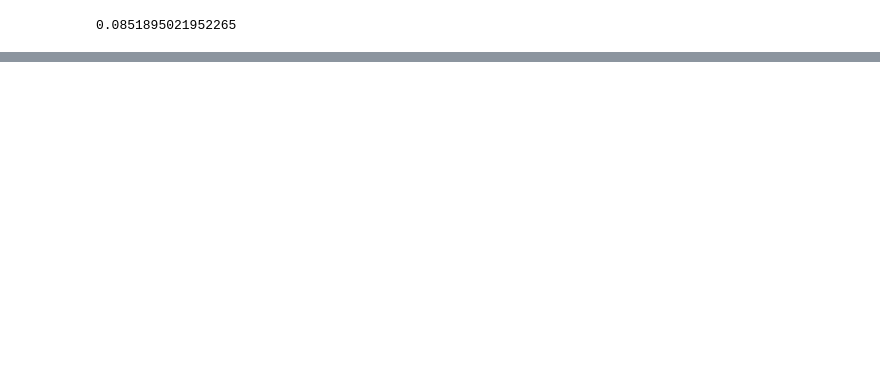
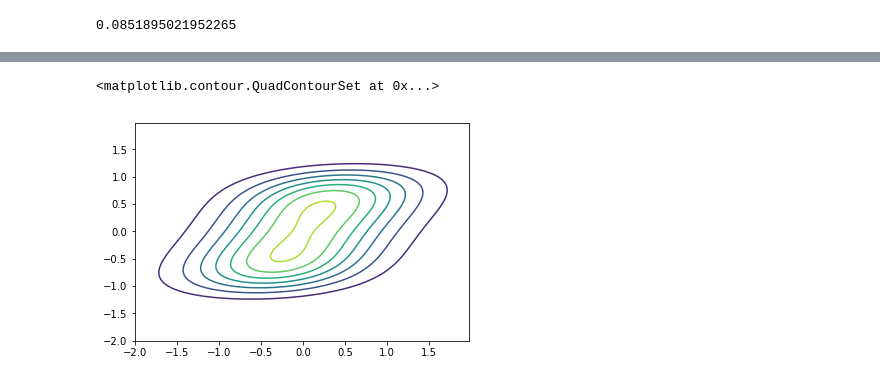
Before and after one commit to virgilpierce/MATH_351, a Jupyter notebook: Testing.ipynb, the cells around one changed output, grey strips where cells are left out. Cells and saved outputs as stored; diff of their text form; code cells hidden in the pictures; blank space fills up the shorter version.

```diff
--- a/Testing.ipynb
+++ b/Testing.ipynb
@@ -224,0 +258,5 @@ plt.plot(xx, yy, 'b.')
+# %%
+plt.contour(xx1, xx2, ZZ)
+# %% [output]
+<matplotlib.contour.QuadContourSet at 0x...>
+[figure, added]
```
Also changed, not shown: parts of 10 cells of this notebook.
